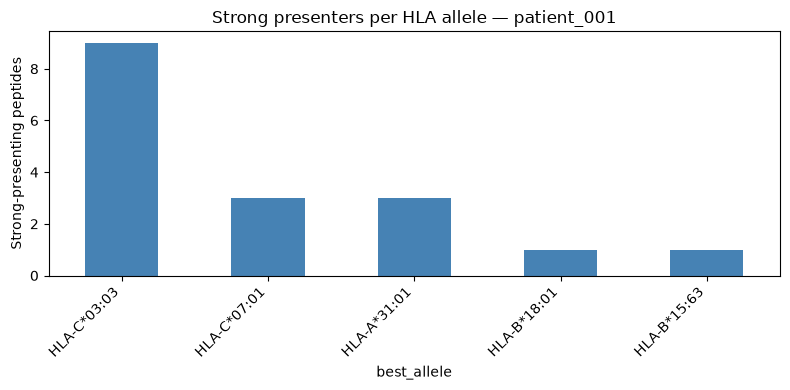
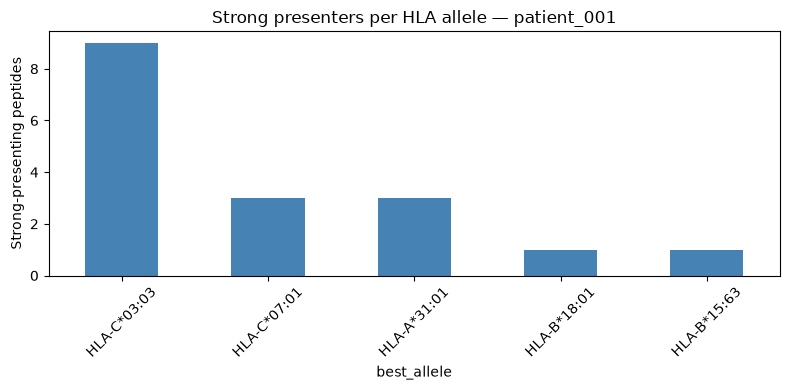
The notebook cell's code change between the first figure and the second:
--- before
+++ after
@@ -5,8 +5,7 @@
 
 fig, ax = plt.subplots(figsize=(8, 4))
-allele_counts.plot(kind="bar", ax=ax, color="steelblue")
+allele_counts.plot(kind="bar", ax=ax, color="steelblue", rot=45)
 ax.set_ylabel("Strong-presenting peptides")
 ax.set_title("Strong presenters per HLA allele — patient_001")
-ax.set_xticklabels(allele_counts.index, rotation=45, ha="right")
 plt.tight_layout()
 plt.show()

Commit: research(scientist): address @claude review on PR #898